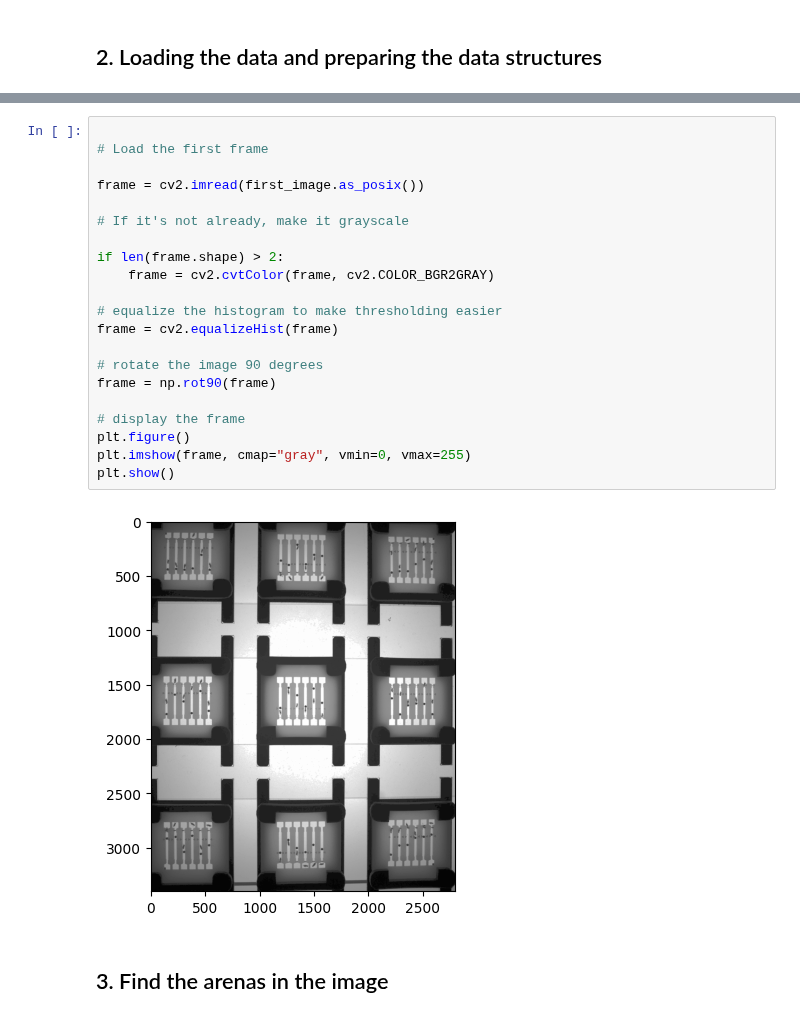
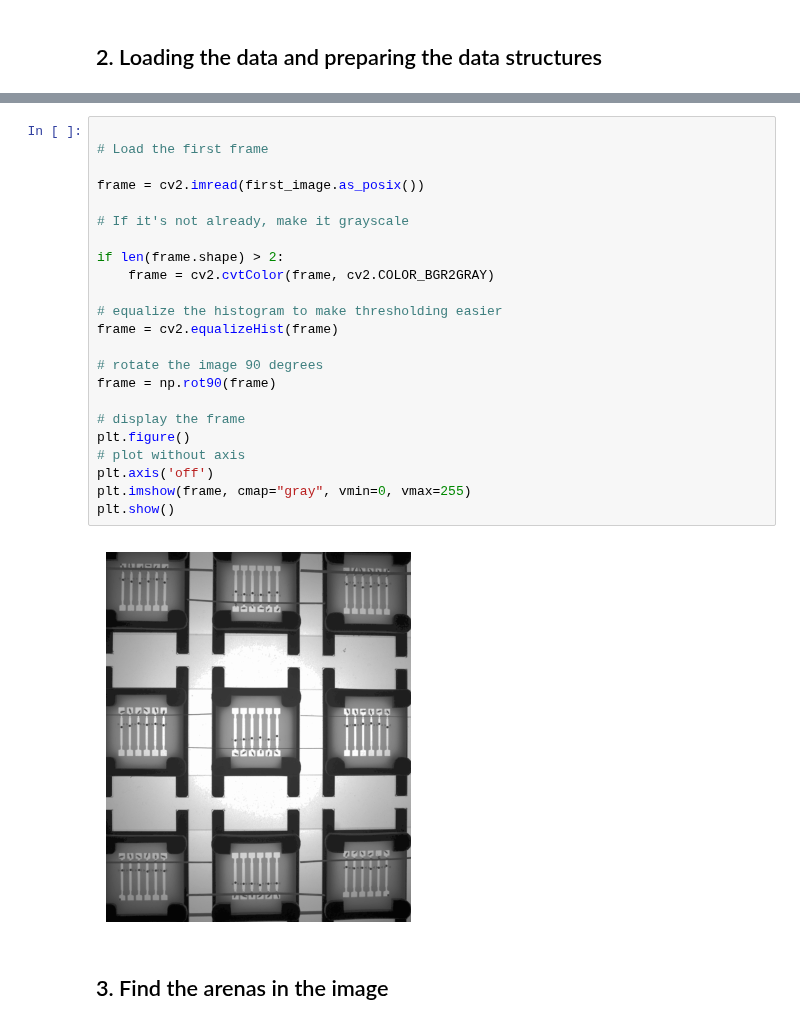
Before and after one commit to NeLy-EPFL/Tracking_Analysis, a Jupyter notebook: Tracktor/Array2Corridors_Troubleshooting.ipynb, the cells around one changed output, grey strips where cells are left out. Saved outputs shown, nothing was run; the diff lists cells and outputs as text.

```diff
--- a/Tracktor/Array2Corridors_Troubleshooting.ipynb
+++ b/Tracktor/Array2Corridors_Troubleshooting.ipynb
@@ -61,26 +61,28 @@ First image found: /home/matthias/Videos/Test2/image25999.jpg
 # %%
 
 # Load the first frame
 
 frame = cv2.imread(first_image.as_posix())
 
 # If it's not already, make it grayscale
 
 if len(frame.shape) > 2:
     frame = cv2.cvtColor(frame, cv2.COLOR_BGR2GRAY)
 
 # equalize the histogram to make thresholding easier
 frame = cv2.equalizeHist(frame)
 
 # rotate the image 90 degrees
 frame = np.rot90(frame)
 
 # display the frame
 plt.figure()
+# plot without axis
+plt.axis('off')
 plt.imshow(frame, cmap="gray", vmin=0, vmax=255)
 plt.show()
 # %% [output]
-[figure, old version]
+[figure, new version]
 # %% [markdown]
 ## 3. Find the arenas in the image
 # %%
```
Also changed, not shown: parts of 7 cells of this notebook, 1 other file.
